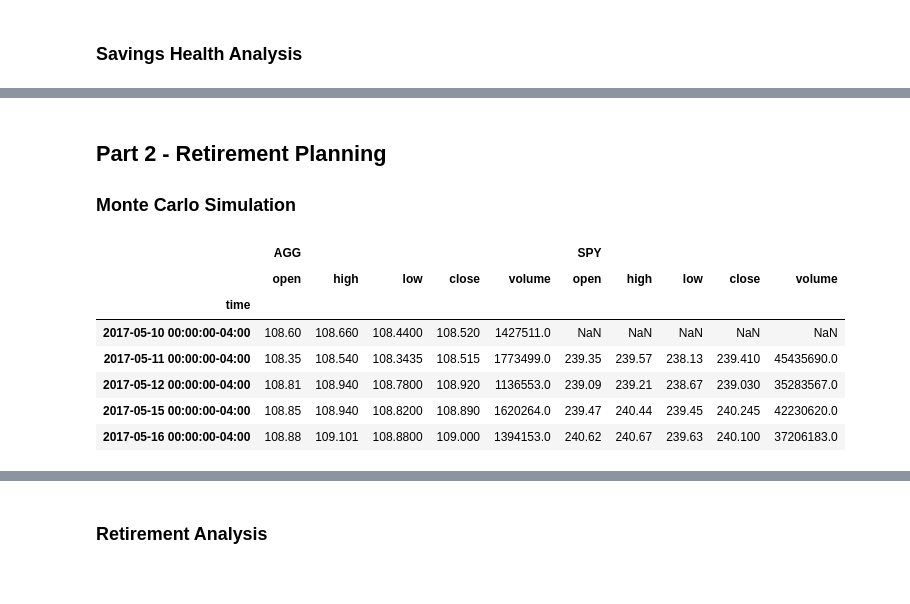
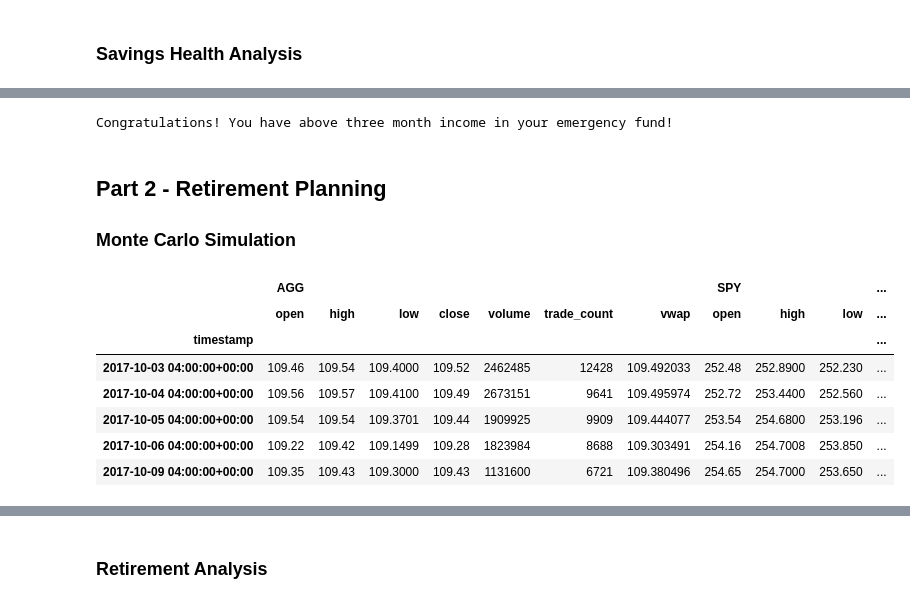
Before and after one commit to gjmillan/API_Financial_Planning, a Jupyter notebook: financial-planner.ipynb, the cells around one changed output, grey strips where cells are left out. Drawn from its saved outputs; the diff is of its cells as text; code cells hidden in the pictures.

```diff
--- a/financial-planner.ipynb
+++ b/financial-planner.ipynb
@@ -50,10 +62,16 @@ my_agg = 200
 my_spy = 50
 # %%
 # Set Alpaca API key and secret
-# YOUR CODE HERE!
+
+alpaca_api_key = os.getenv("ALPACA_API_KEY")
+alpaca_secret_key = os.getenv("ALPACA_SECRET_KEY")
 
 # Create the Alpaca API object
-# YOUR CODE HERE!
+alpaca_api = tradeapi.REST(
+    alpaca_api_key,
+    alpaca_secret_key,
+    api_version = "v2"
+)
 # %%
 # Format current date as ISO format
 # YOUR CODE HERE!
@@ -144,3 +204,22 @@ Congratulations! You have enough money in your emergency fund.
+# %%
+# Set ideal emergency fund
+emergency_fund = monthly_income * 3
+
+# Calculate total amount of savings
+# YOUR CODE HERE!
+savings = df_savings[amount].sum()
+savings_needed = emergency_fund - savings
+# Validate saving health
+# YOUR CODE HERE!
+
+if savings > emergency_fund:
+    print('Congratulations! You have above three month income in your emergency fund!')
+elif savings == emergency_fund:
+    print('Congratulations! You have the exactly a 3 months income in your emergency fund!')
+else:
+    print(f'Warning! You need ${savings_needed} more to reach the savings goal of three months.')
+# %% [output]
+Congratulations! You have above three month income in your emergency fund!
 # %% [markdown]
 ## Part 2 - Retirement Planning
 
@@ -148,28 +227,36 @@ Congratulations! You have enough money in your emergency fund.
 # %%
 # Set start and end dates of five years back from today.
 # Sample results may vary from the solution based on the time frame chosen
-start_date = pd.Timestamp('2016-05-01', tz='America/New_York').isoformat()
-end_date = pd.Timestamp('2021-05-01', tz='America/New_York').isoformat()
+start_date = pd.Timestamp('2017-10-01', tz='America/New_York').isoformat()
+end_date = pd.Timestamp('2022-10-03', tz='America/New_York').isoformat()
 # %%
 # Get 5 years' worth of historical data for SPY and AGG
 # YOUR CODE HERE!
+spy_agg_df = alpaca_api.get_bars(
+    tickers,
+    timeframe,
+    start=start_date,
+    end=end_date
+).df
 
 # Reorganize the DataFrame
 # Separate ticker data
 # YOUR CODE HERE!
-
+agg_df = spy_agg_df[spy_agg_df["symbol"]=="AGG"].drop("symbol", axis=1)
+spy_df = spy_agg_df[spy_agg_df["symbol"]=="SPY"].drop("symbol", axis=1)
 
 # Concatenate the ticker DataFrames
 # YOUR CODE HERE!
+shares_df = pd.concat([AGG, SPY], axis=1, keys=['AGG', 'SPY'])
 
 # Display sample data
-df_stock_data.head()
+shares_df.head()
 # %% [output]
-|  | AGG |  |  |  |  | SPY |  |  |  |  |
-|  | open | high | low | close | volume | open | high | low | close | volume |
-| time |  |  |  |  |  |  |  |  |  |  |
-| 2017-05-10 00:00:00-04:00 | 108.60 | 108.660 | 108.4400 | 108.520 | 1427511.0 | NaN | NaN | NaN | NaN | NaN |
-| 2017-05-11 00:00:00-04:00 | 108.35 | 108.540 | 108.3435 | 108.515 | 1773499.0 | 239.35 | 239.57 | 238.13 | 239.410 | 45435690.0 |
-| 2017-05-12 00:00:00-04:00 | 108.81 | 108.940 | 108.7800 | 108.920 | 1136553.0 | 239.09 | 239.21 | 238.67 | 239.030 | 35283567.0 |
-| 2017-05-15 00:00:00-04:00 | 108.85 | 108.940 | 108.8200 | 108.890 | 1620264.0 | 239.47 | 240.44 | 239.45 | 240.245 | 42230620.0 |
-| 2017-05-16 00:00:00-04:00 | 108.88 | 109.101 | 108.8800 | 109.000 | 1394153.0 | 240.62 | 240.67 | 239.63 | 240.100 | 37206183.0 |
+|  | AGG |  |  |  |  |  |  | SPY |  |  | ... |
+|  | open | high | low | close | volume | trade_count | vwap | open | high | low | ... |
+| timestamp |  |  |  |  |  |  |  |  |  |  | ... |
+| 2017-10-03 04:00:00+00:00 | 109.46 | 109.54 | 109.4000 | 109.52 | 2462485 | 12428 | 109.492033 | 252.48 | 252.8900 | 252.230 | ... |
+| 2017-10-04 04:00:00+00:00 | 109.56 | 109.57 | 109.4100 | 109.49 | 2673151 | 9641 | 109.495974 | 252.72 | 253.4400 | 252.560 | ... |
+| 2017-10-05 04:00:00+00:00 | 109.54 | 109.54 | 109.3701 | 109.44 | 1909925 | 9909 | 109.444077 | 253.54 | 254.6800 | 253.196 | ... |
+| 2017-10-06 04:00:00+00:00 | 109.22 | 109.42 | 109.1499 | 109.28 | 1823984 | 8688 | 109.303491 | 254.16 | 254.7008 | 253.850 | ... |
+| 2017-10-09 04:00:00+00:00 | 109.35 | 109.43 | 109.3000 | 109.43 | 1131600 | 6721 | 109.380496 | 254.65 | 254.7000 | 253.650 | ... |
```
Also changed, not shown: parts of 30 cells of this notebook.
